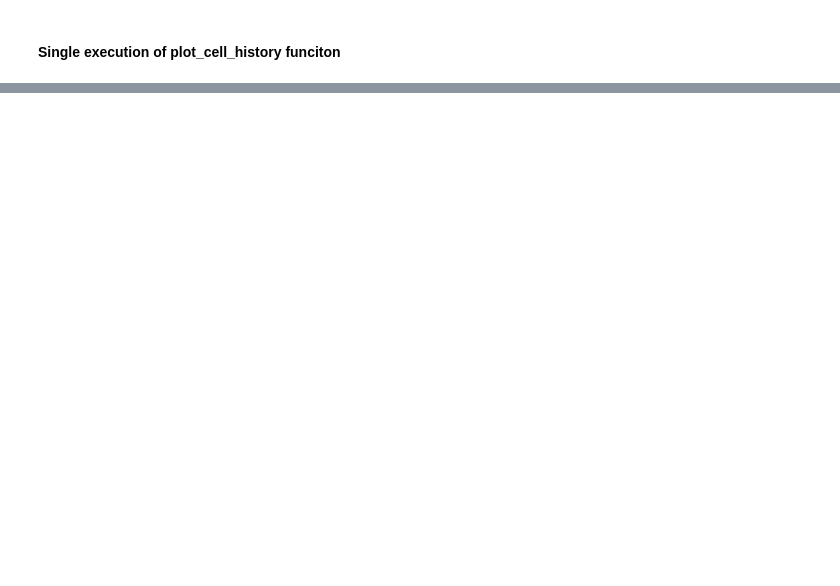
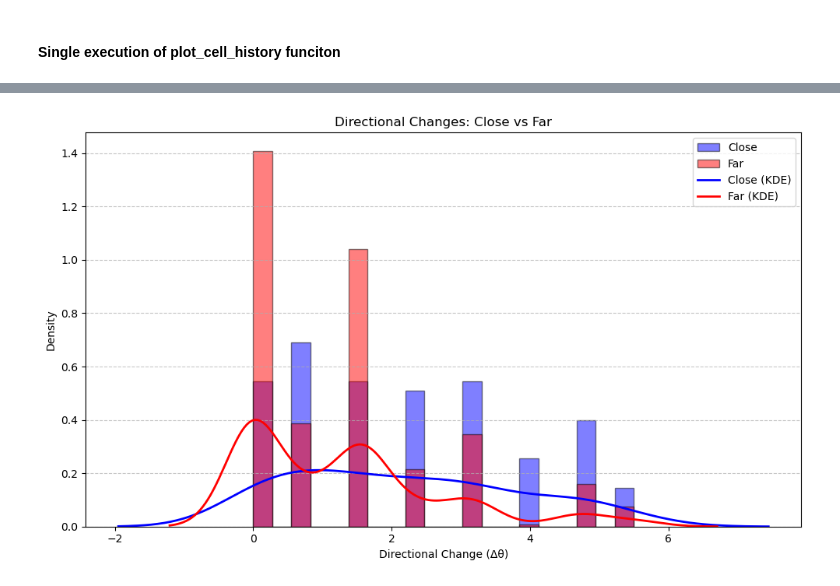
Before and after one commit to Maciej1407/ChemotaxA, a Jupyter notebook: JupyterNotebook.ipynb, the cells around one changed output, grey strips where cells are left out. Saved outputs shown, nothing was run; the diff lists cells and outputs as text; code cells hidden in the pictures; blank space fills up the shorter version.

```diff
--- a/JupyterNotebook.ipynb
+++ b/JupyterNotebook.ipynb
@@ -849,0 +910,13 @@ plot_cell_history(cell_1_pos_history)
+# %%
+theta1 = np.arctan2(dy1, dx1)
+theta2 = np.arctan2(dy2, dx2)
+# %%
+delta_theta1 = np.abs(np.diff(theta1))
+delta_theta2 = np.abs(np.diff(theta2))
+# %%
+threshold = 10  # Define proximity threshold
+proximity = merged_df['distance_1_2'][:-1] < threshold
+# %%
+# Extract delta_theta when cells are close vs far
+delta_close = delta_theta1[proximity]
+delta_far = delta_theta1[~proximity]
@@ -849,0 +927,26 @@ plot_cell_history(cell_1_pos_history)
+# %%
+import seaborn as sns
+
+# Plot histograms with better visuals
+plt.figure(figsize=(10, 6))
+
+# Histogram with transparency
+plt.hist(delta_close, bins=20, alpha=0.5, label='Close', color='blue', density=True, edgecolor='black')
+plt.hist(delta_far, bins=20, alpha=0.5, label='Far', color='red', density=True, edgecolor='black')
+
+# Add KDE for smooth comparison
+sns.kdeplot(delta_close, color='blue', label='Close (KDE)', linewidth=2)
+sns.kdeplot(delta_far, color='red', label='Far (KDE)', linewidth=2)
+
+# Add labels and legend
+plt.xlabel("Directional Change (Δθ)")
+plt.ylabel("Density")
+plt.title("Directional Changes: Close vs Far")
+plt.legend()
+plt.grid(axis='y', linestyle='--', alpha=0.7)
+
+# Show plot
+plt.tight_layout()
+plt.show()
+# %% [output]
+[figure, added]
```
Also changed, not shown: parts of 20 cells of this notebook, 1 other file.
